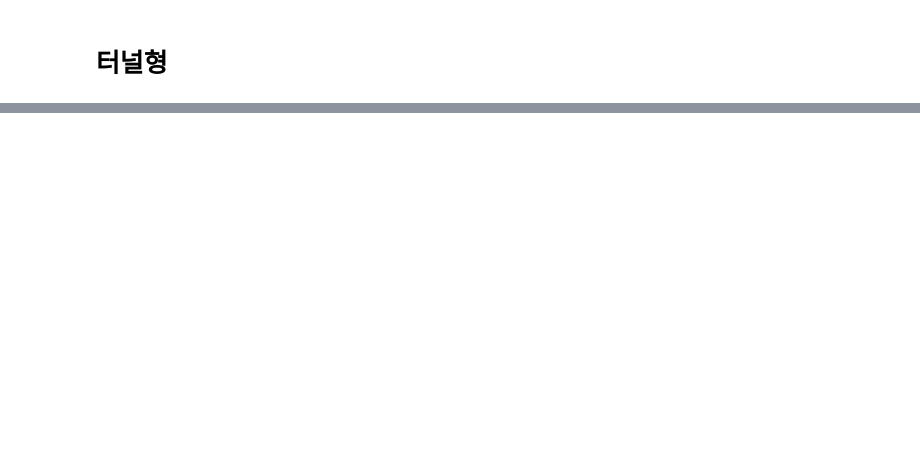
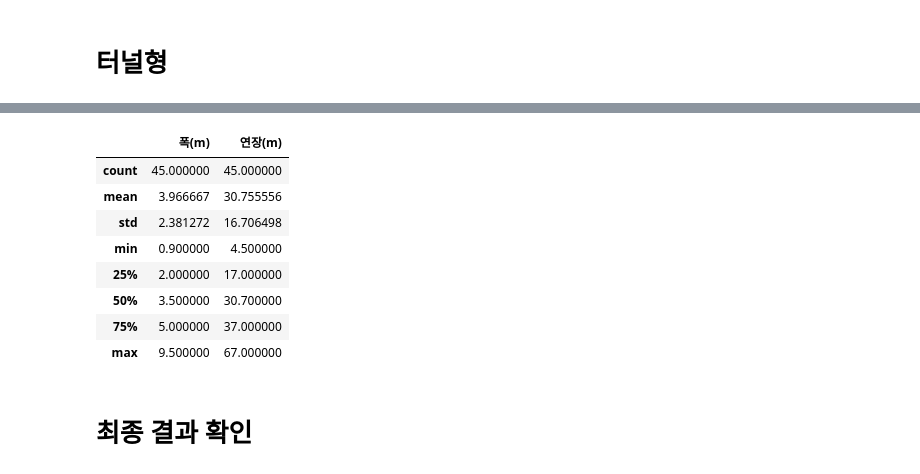
Before and after one commit to HKLeeeee/datacampus_dao, a Jupyter notebook: preprocessing/3. EDA.ipynb, the cells around one changed output, grey strips where cells are left out. Cells and saved outputs as stored; diff of their text form; code cells hidden in the pictures; blank space fills up the shorter version.

```diff
--- a/preprocessing/3. EDA.ipynb
+++ b/preprocessing/3. EDA.ipynb
@@ -166,0 +180,14 @@ EDA(df_tunnel)
+# %%
+tunnel_outlier[['폭(m)','연장(m)']].describe()
+# %% [output]
+|  | 폭(m) | 연장(m) |
+| count | 45.000000 | 45.000000 |
+| mean | 3.966667 | 30.755556 |
+| std | 2.381272 | 16.706498 |
+| min | 0.900000 | 4.500000 |
+| 25% | 2.000000 | 17.000000 |
+| 50% | 3.500000 | 30.700000 |
+| 75% | 5.000000 | 37.000000 |
+| max | 9.500000 | 67.000000 |
+# %% [markdown]
+# 최종 결과 확인
```
Also changed, not shown: parts of 21 cells of this notebook, 2 other files.
